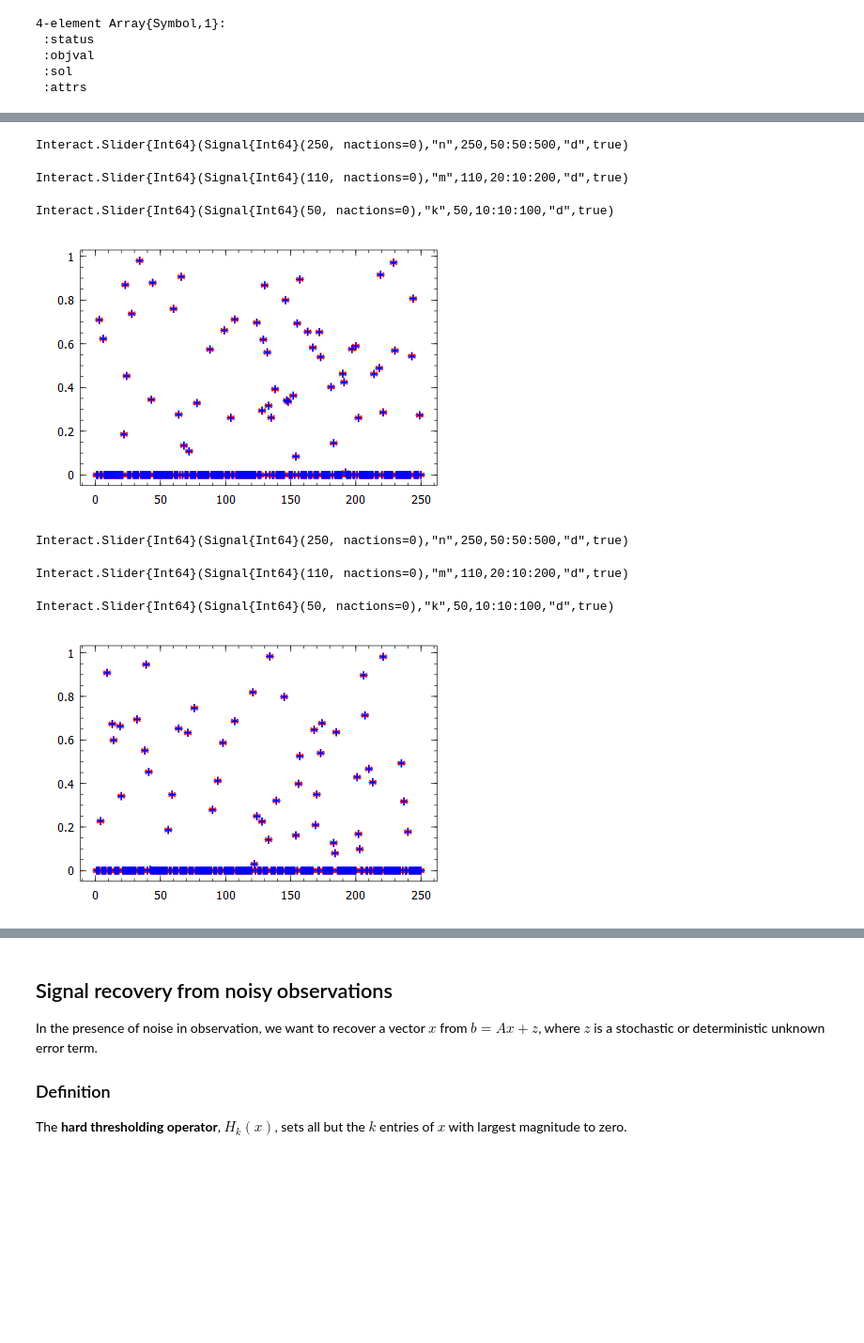
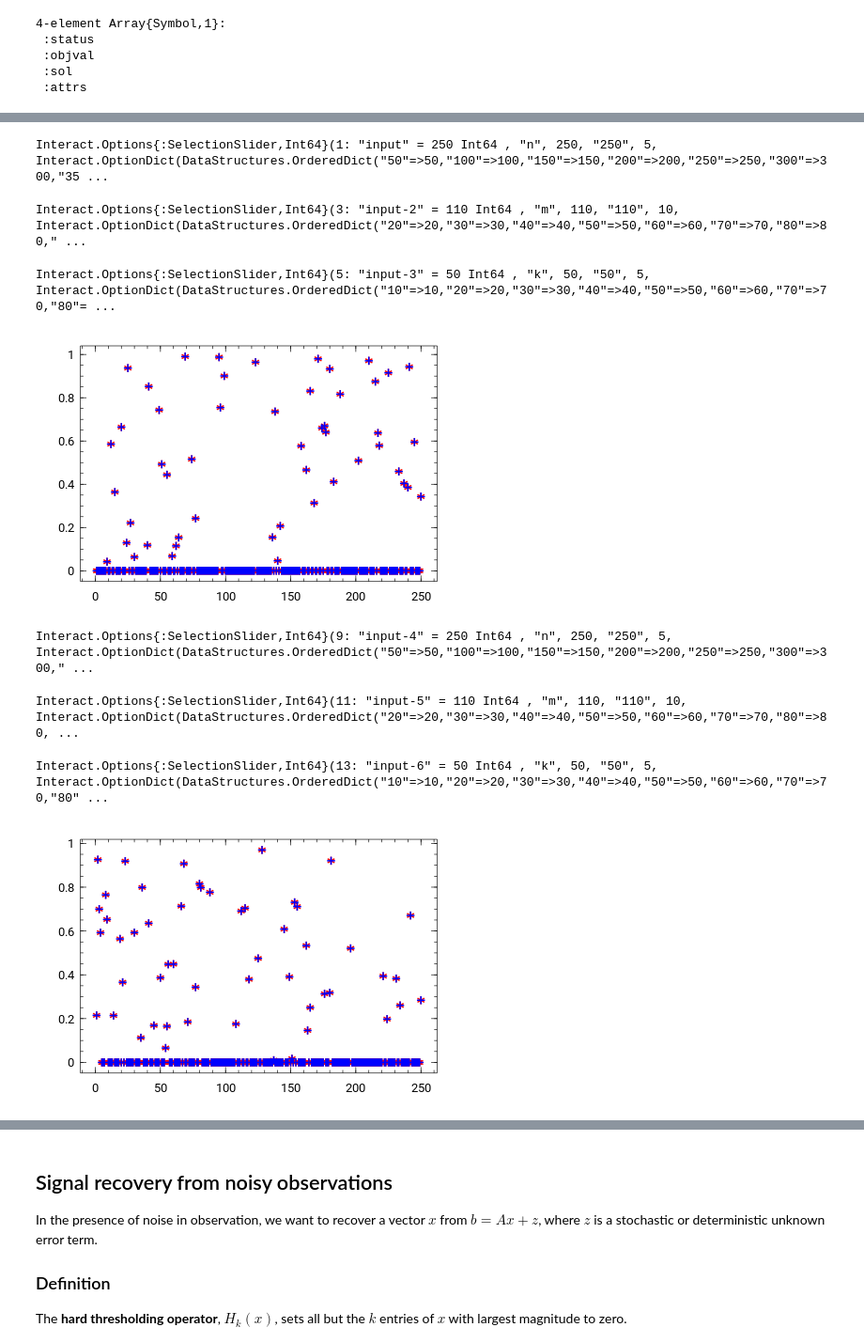
Before and after one commit to ivanslapnicar/GIAN-Applied-NLA-Course, a Jupyter notebook: src/Module C - Applications/L15 Compressive Sensing.ipynb, the cells around one changed output, grey strips where cells are left out. Shown at 94% size. Saved outputs shown, nothing was run; the diff lists cells and outputs as text; code cells hidden in the pictures; blank space fills up the shorter version.

```diff
--- a/src/Module C - Applications/L15 Compressive Sensing.ipynb
+++ b/src/Module C - Applications/L15 Compressive Sensing.ipynb
@@ -283,5 +280,5 @@ b=A*x
 # %%
 # Recovery
 c=ones(n)
-l1=linprog(c,A,'=',b,0,Inf)
+l1=linprog(c,A,'=',b,0,Inf,ClpSolver())
 # %% [output]
@@ -299,23 +297,23 @@ using Interact
 # %%
 @manipulate for n=50:50:500, m=20:10:200, k=10:10:100
     A=svd(rand(m,n))[3]'
     for i=1:size(A,2)
         A[:,i]=A[:,i]/norm(A[:,i])
     end
     # Compute a random vector
     xs=sprand(n,1,k/n)
     x=vec(full(xs))
     # Sampling
     b=A*x
     # Recovery
-    l1=linprog(ones(n),A,'=',b,0,Inf)
+    l1=linprog(ones(n),A,'=',b,0,Inf,ClpSolver())
     plot(collect(1:n),x,"r*", collect(1:n),l1.sol,"b+")
 end
 # %% [output]
-Interact.Slider{Int64}(Signal{Int64}(250, nactions=0),"n",250,50:50:500,"d",true)
+Interact.Options{:SelectionSlider,Int64}(1: "input" = 250 Int64 , "n", 250, "250", 5, Interact.OptionDict(DataStructures.OrderedDict("50"=>50,"100"=>100,"150"=>150,"200"=>200,"250"=>250,"300"=>300,"35 ...
-Interact.Slider{Int64}(Signal{Int64}(110, nactions=0),"m",110,20:10:200,"d",true)
+Interact.Options{:SelectionSlider,Int64}(3: "input-2" = 110 Int64 , "m", 110, "110", 10, Interact.OptionDict(DataStructures.OrderedDict("20"=>20,"30"=>30,"40"=>40,"50"=>50,"60"=>60,"70"=>70,"80"=>80," ...
-Interact.Slider{Int64}(Signal{Int64}(50, nactions=0),"k",50,10:10:100,"d",true)
+Interact.Options{:SelectionSlider,Int64}(5: "input-3" = 50 Int64 , "k", 50, "50", 5, Interact.OptionDict(DataStructures.OrderedDict("10"=>10,"20"=>20,"30"=>30,"40"=>40,"50"=>50,"60"=>60,"70"=>70,"80"= ...
-[figure, old version]
+[figure, new version]
 # %%
 # Normal distribution
 @manipulate for n=50:50:500, m=20:10:200, k=10:10:100
@@ -329,14 +327,14 @@ Interact.Slider{Int64}(Signal{Int64}(50, nactions=0),"k",50,10:10:100,"d",true)
     # Sampling
     b=A*x
     # Recovery
-    l1=linprog(ones(n),A,'=',b,0,Inf)
+    l1=linprog(ones(n),A,'=',b,0,Inf,ClpSolver())
     plot(collect(1:n),x,"r*", collect(1:n),l1.sol,"b+")
 end
 # %% [output]
-Interact.Slider{Int64}(Signal{Int64}(250, nactions=0),"n",250,50:50:500,"d",true)
+Interact.Options{:SelectionSlider,Int64}(9: "input-4" = 250 Int64 , "n", 250, "250", 5, Interact.OptionDict(DataStructures.OrderedDict("50"=>50,"100"=>100,"150"=>150,"200"=>200,"250"=>250,"300"=>300," ...
-Interact.Slider{Int64}(Signal{Int64}(110, nactions=0),"m",110,20:10:200,"d",true)
+Interact.Options{:SelectionSlider,Int64}(11: "input-5" = 110 Int64 , "m", 110, "110", 10, Interact.OptionDict(DataStructures.OrderedDict("20"=>20,"30"=>30,"40"=>40,"50"=>50,"60"=>60,"70"=>70,"80"=>80, ...
-Interact.Slider{Int64}(Signal{Int64}(50, nactions=0),"k",50,10:10:100,"d",true)
+Interact.Options{:SelectionSlider,Int64}(13: "input-6" = 50 Int64 , "k", 50, "50", 5, Interact.OptionDict(DataStructures.OrderedDict("10"=>10,"20"=>20,"30"=>30,"40"=>40,"50"=>50,"60"=>60,"70"=>70,"80" ...
-[figure, old version]
+[figure, new version]
 # %%
 # Symmetric Bernoulli distribution
 @manipulate for n=50:50:500, m=20:10:200, k=10:10:100
```
Also changed, not shown: parts of 27 cells of this notebook, 4 other files.
